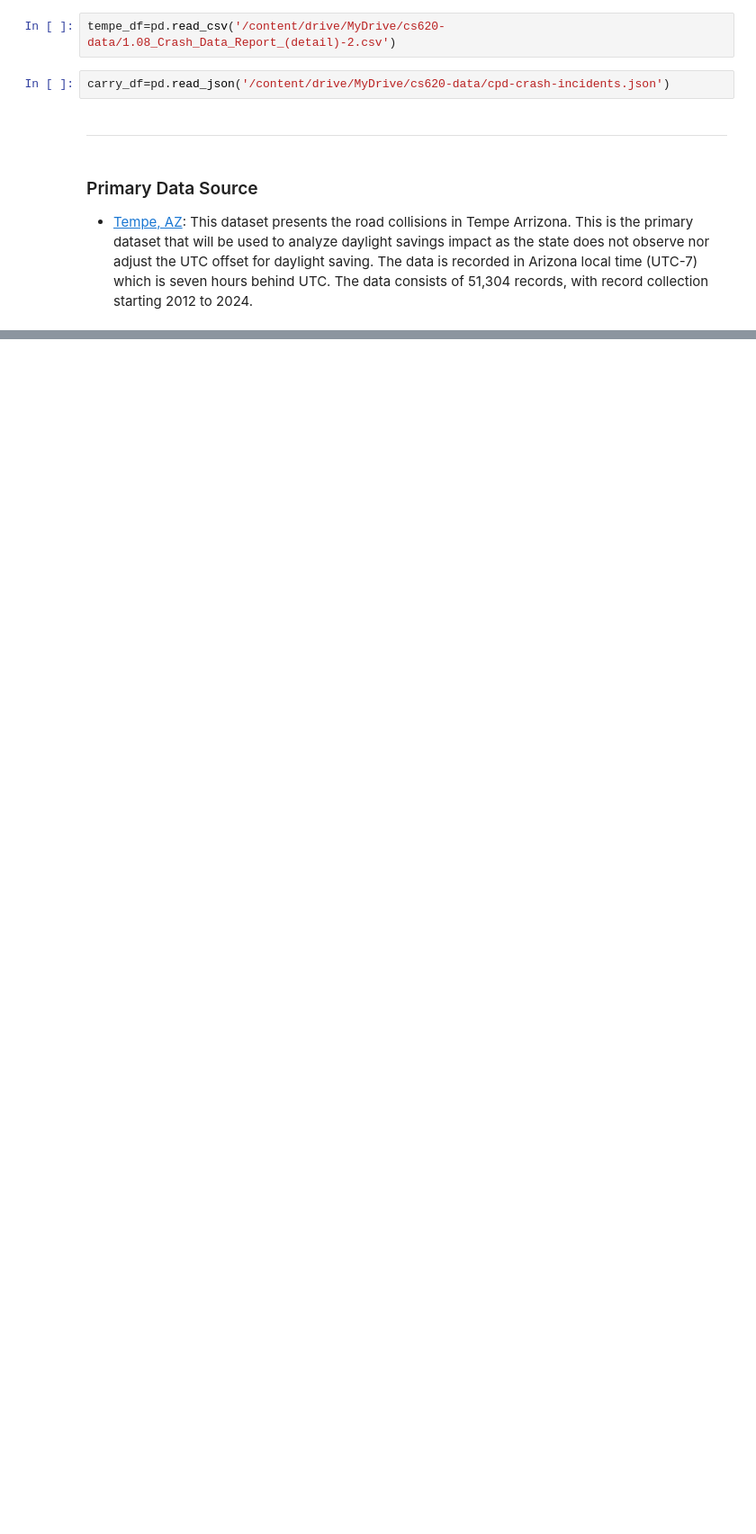
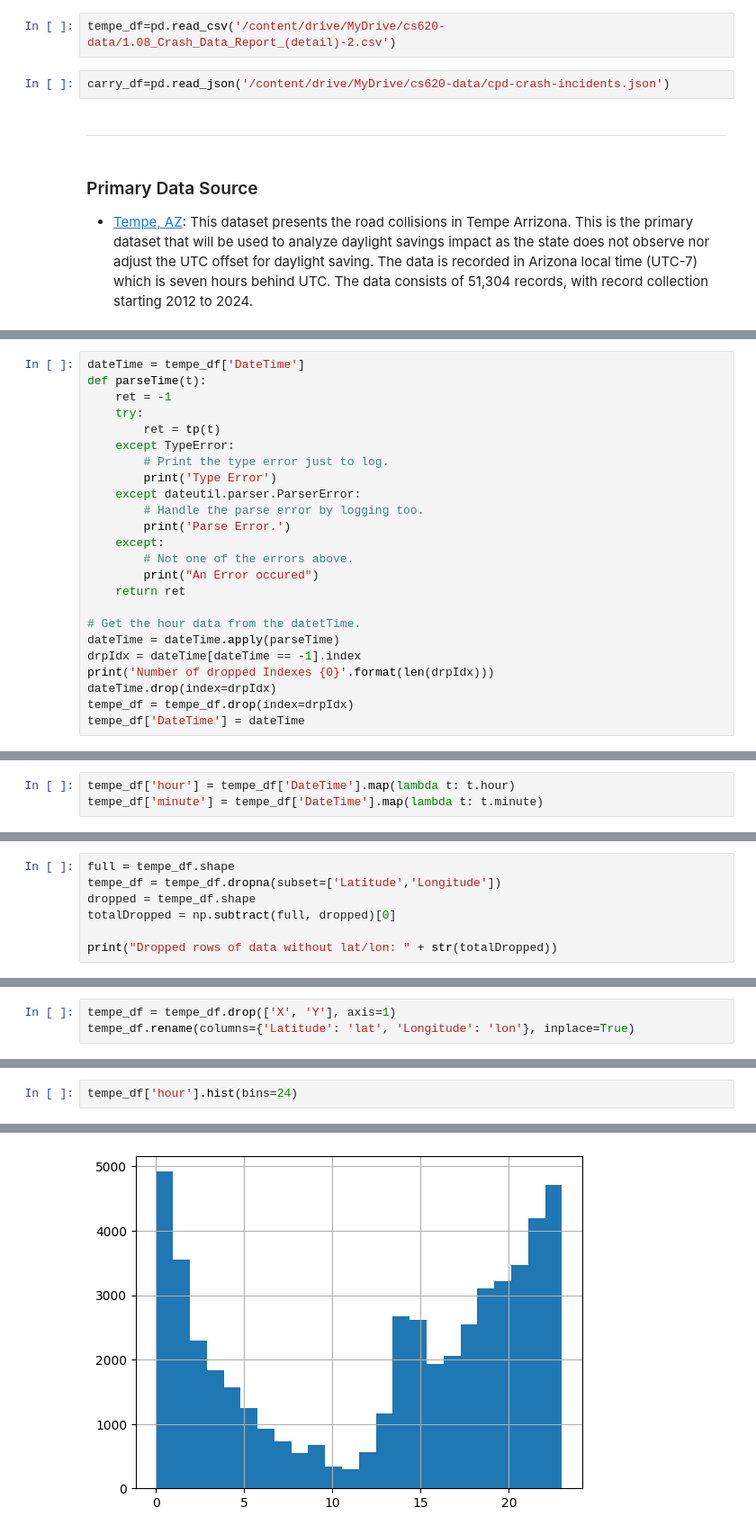
Before and after one commit to R-Sandor/crash-clock, a Jupyter notebook: Abstract_Project.ipynb, the cells around one changed output, grey strips where cells are left out. Shown at 90% size. Cells and saved outputs as stored; diff of their text form; blank space fills up the shorter version.

```diff
--- a/Abstract_Project.ipynb
+++ b/Abstract_Project.ipynb
@@ -65,0 +109,24 @@ The goal of this project is to visulize the impact of daylight savings on vehicu
+# %%
+dateTime = tempe_df['DateTime']
+def parseTime(t):
+    ret = -1
+    try:
+        ret = tp(t)
+    except TypeError:
+        # Print the type error just to log.
+        print('Type Error')
+    except dateutil.parser.ParserError:
+        # Handle the parse error by logging too.
+        print('Parse Error.')
+    except:
+        # Not one of the errors above.
+        print("An Error occured")
+    return ret
+
+# Get the hour data from the datetTime.
+dateTime = dateTime.apply(parseTime)
+drpIdx = dateTime[dateTime == -1].index
+print('Number of dropped Indexes {0}'.format(len(drpIdx)))
+dateTime.drop(index=drpIdx)
+tempe_df = tempe_df.drop(index=drpIdx)
+tempe_df['DateTime'] = dateTime
@@ -65,0 +136,3 @@ The goal of this project is to visulize the impact of daylight savings on vehicu
+# %%
+tempe_df['hour'] = tempe_df['DateTime'].map(lambda t: t.hour)
+tempe_df['minute'] = tempe_df['DateTime'].map(lambda t: t.minute)
@@ -65,0 +204,7 @@ The goal of this project is to visulize the impact of daylight savings on vehicu
+# %%
+full = tempe_df.shape
+tempe_df = tempe_df.dropna(subset=['Latitude','Longitude'])
+dropped = tempe_df.shape
+totalDropped = np.subtract(full, dropped)[0]
+
+print("Dropped rows of data without lat/lon: " + str(totalDropped))
@@ -65,0 +213,3 @@ The goal of this project is to visulize the impact of daylight savings on vehicu
+# %%
+tempe_df = tempe_df.drop(['X', 'Y'], axis=1)
+tempe_df.rename(columns={'Latitude': 'lat', 'Longitude': 'lon'}, inplace=True)
@@ -65,0 +275,3 @@ The goal of this project is to visulize the impact of daylight savings on vehicu
+# %%
+tempe_df['hour'].hist(bins=24)
+# %% [output]
@@ -65,0 +279 @@ The goal of this project is to visulize the impact of daylight savings on vehicu
+[figure, added]
```
Also changed, not shown: parts of 40 cells of this notebook.
